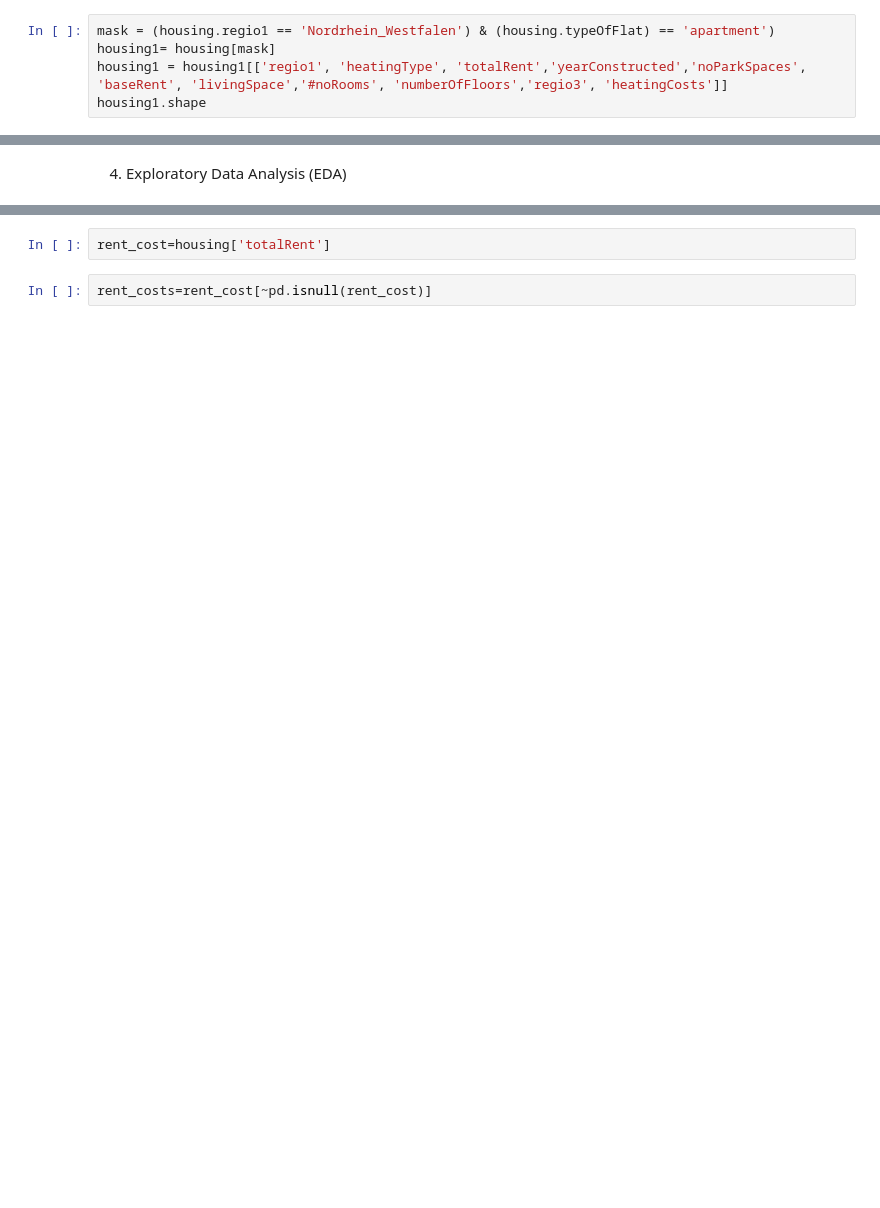
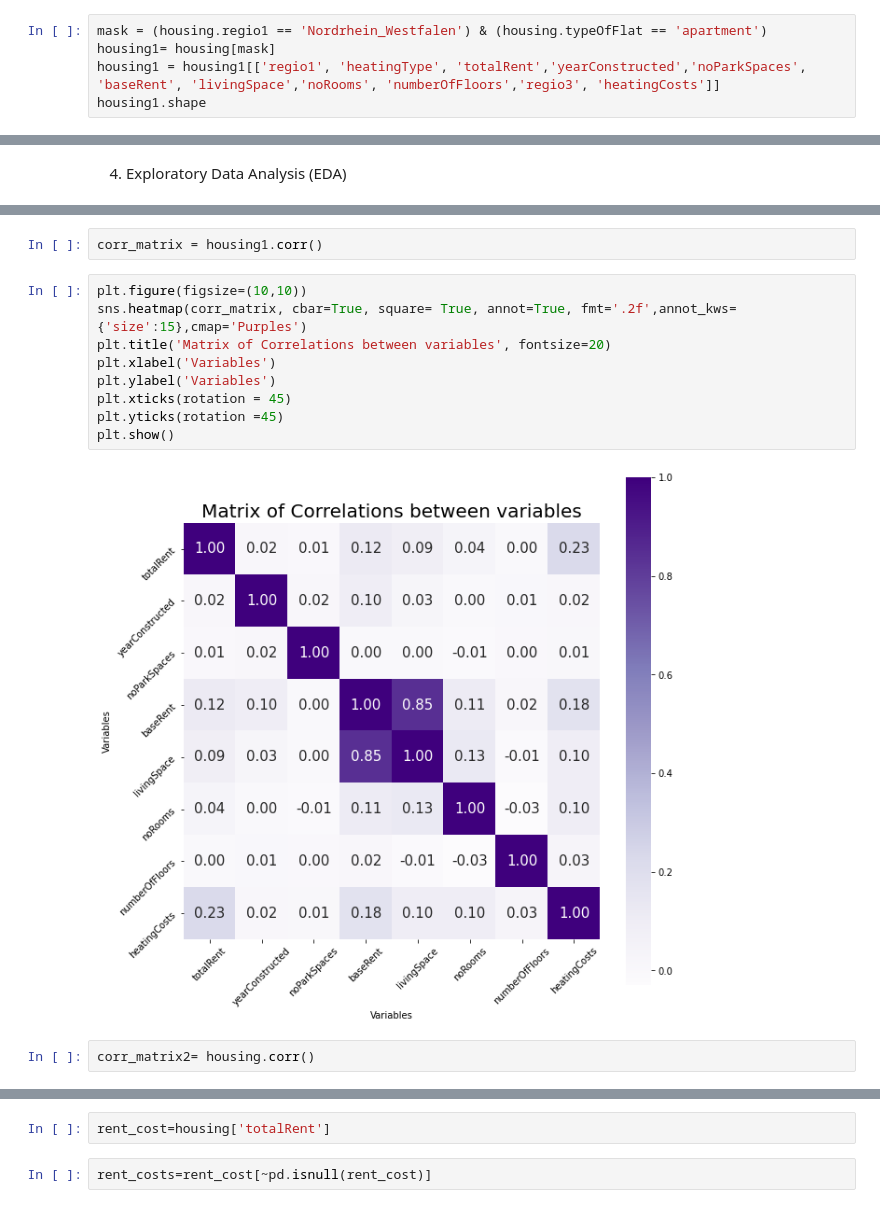
Before and after one commit to eriglesias/housing_prices_DEU, a Jupyter notebook: housing_analysis_de.ipynb, the cells around one changed output, grey strips where cells are left out. Cells and saved outputs as stored; diff of their text form; blank space fills up the shorter version.

Commit message:
adding correlation matrix and some other tests

```diff
--- a/housing_analysis_de.ipynb
+++ b/housing_analysis_de.ipynb
@@ -225,7 +225,7 @@ ax1.set_ylabel('Number of ads', fontsize = 15)
 Text(0, 0.5, 'Number of ads')
 [figure]
 # %%
-mask = (housing.regio1 == 'Nordrhein_Westfalen') & (housing.typeOfFlat) == 'apartment')
+mask = (housing.regio1 == 'Nordrhein_Westfalen') & (housing.typeOfFlat == 'apartment')
 housing1= housing[mask]
-housing1 = housing1[['regio1', 'heatingType', 'totalRent','yearConstructed','noParkSpaces', 'baseRent', 'livingSpace','#noRooms', 'numberOfFloors','regio3', 'heatingCosts']]
+housing1 = housing1[['regio1', 'heatingType', 'totalRent','yearConstructed','noParkSpaces', 'baseRent', 'livingSpace','noRooms', 'numberOfFloors','regio3', 'heatingCosts']]
 housing1.shape
@@ -233,0 +276,15 @@ housing1.shape
+# %%
+corr_matrix = housing1.corr()
+# %%
+plt.figure(figsize=(10,10))
+sns.heatmap(corr_matrix, cbar=True, square= True, annot=True, fmt='.2f',annot_kws={'size':15},cmap='Purples')
+plt.title('Matrix of Correlations between variables', fontsize=20)
+plt.xlabel('Variables')
+plt.ylabel('Variables')
+plt.xticks(rotation = 45)
+plt.yticks(rotation =45)
+plt.show()
+# %% [output]
+[figure, added]
+# %%
+corr_matrix2= housing.corr()
```
Also changed, not shown: parts of 13 cells of this notebook.
